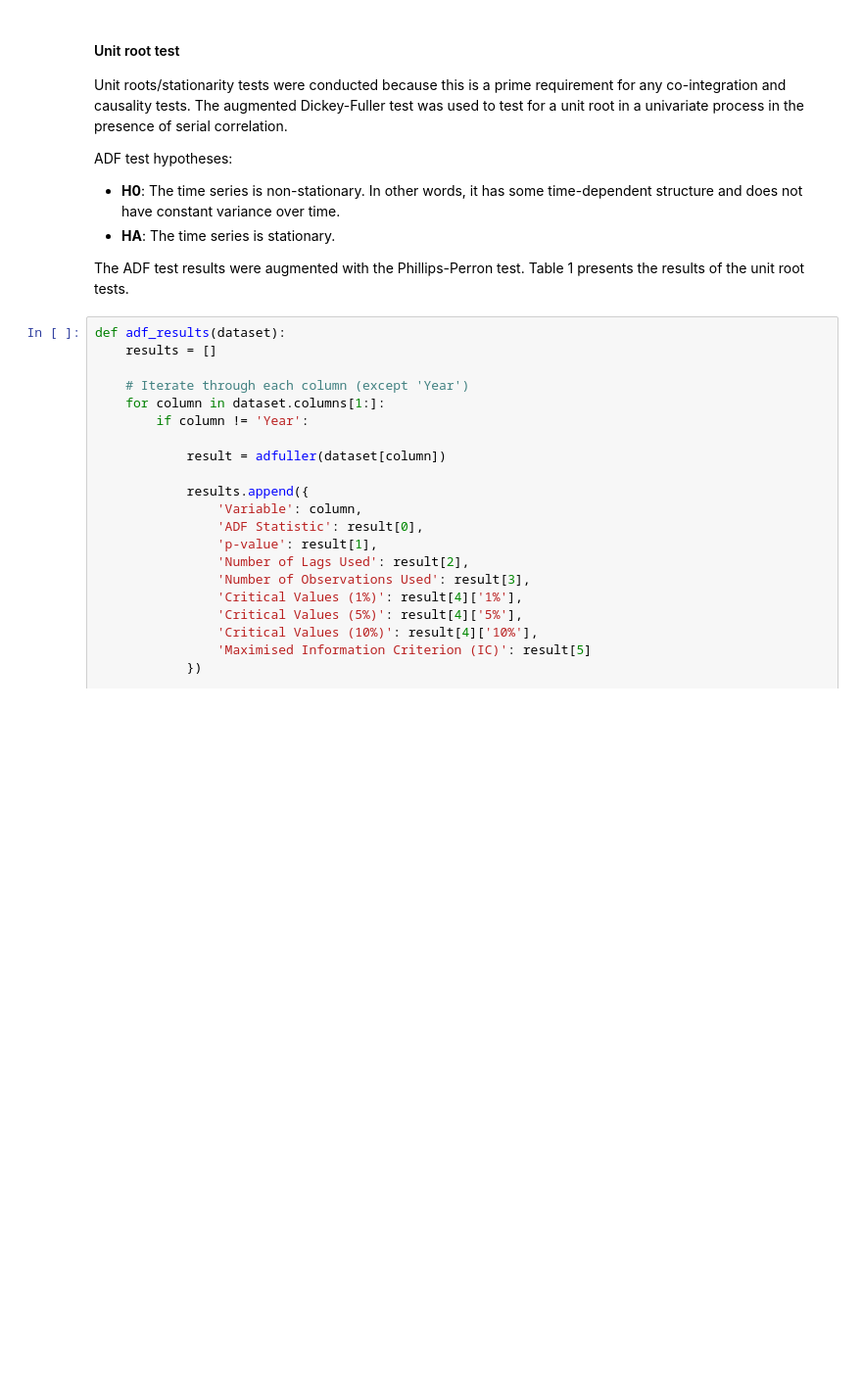
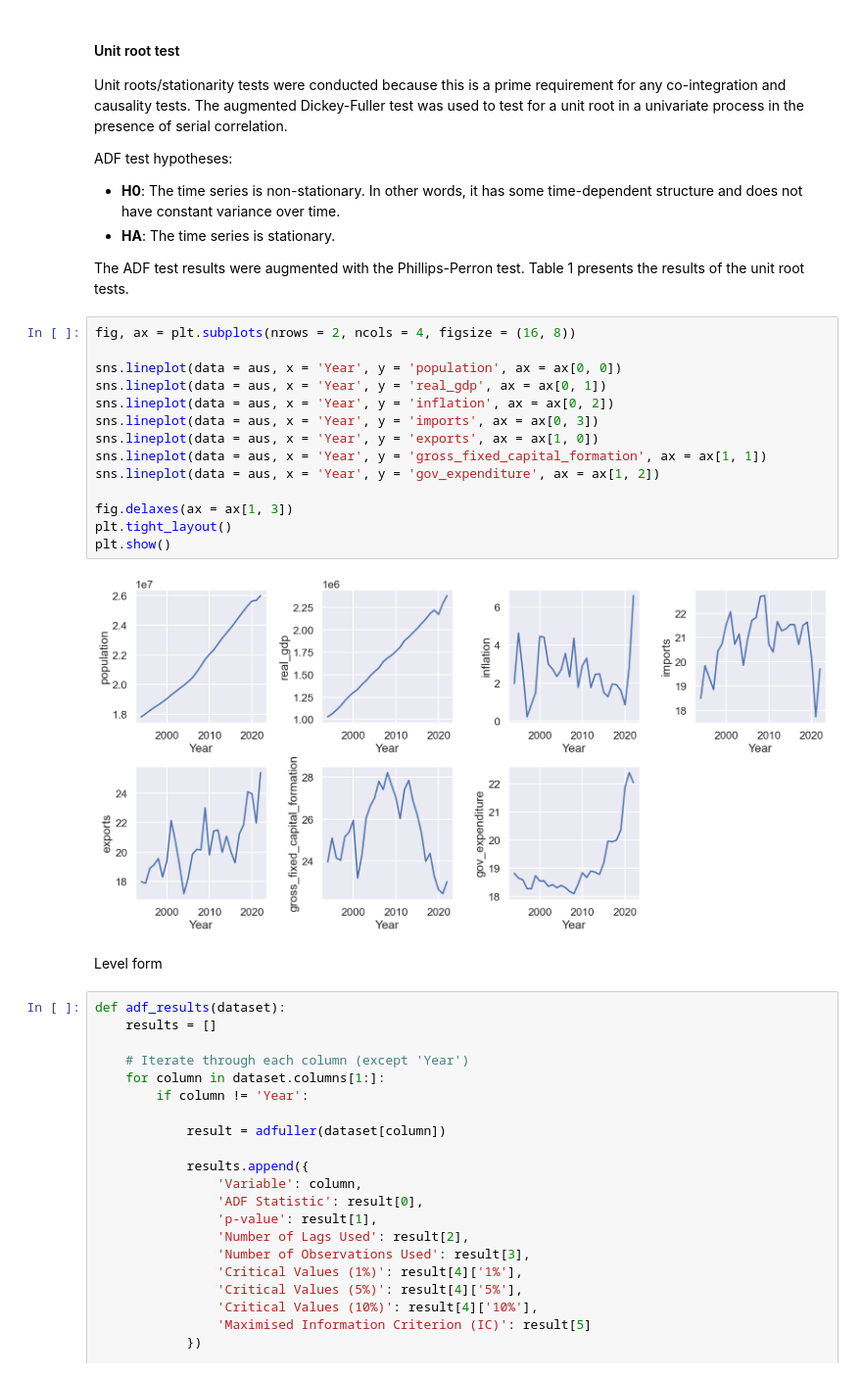
Before and after one commit to kellyle404/Risk_analysis_tech_stocks, a Jupyter notebook: aus.ipynb, the cells around one changed output. Shown at 98% size. Cells and saved outputs as stored; diff of their text form; blank space fills up the shorter version.

```diff
--- a/aus.ipynb
+++ b/aus.ipynb
@@ -221,6 +221,24 @@ ADF test hypotheses:
 * **HA**: The time series is stationary.
 
 The ADF test results were augmented with the Phillips-Perron test. Table 1 presents the results of the unit root tests.
+# %%
+fig, ax = plt.subplots(nrows = 2, ncols = 4, figsize = (16, 8))
+
+sns.lineplot(data = aus, x = 'Year', y = 'population', ax = ax[0, 0])
+sns.lineplot(data = aus, x = 'Year', y = 'real_gdp', ax = ax[0, 1])
+sns.lineplot(data = aus, x = 'Year', y = 'inflation', ax = ax[0, 2])
+sns.lineplot(data = aus, x = 'Year', y = 'imports', ax = ax[0, 3])
+sns.lineplot(data = aus, x = 'Year', y = 'exports', ax = ax[1, 0])
+sns.lineplot(data = aus, x = 'Year', y = 'gross_fixed_capital_formation', ax = ax[1, 1])
+sns.lineplot(data = aus, x = 'Year', y = 'gov_expenditure', ax = ax[1, 2])
+
+fig.delaxes(ax = ax[1, 3])
+plt.tight_layout()
+plt.show()
+# %% [output]
+[figure, added]
+# %% [markdown]
+Level form
 # %%
 def adf_results(dataset):
     results = []
```
Also changed, not shown: parts of 14 cells of this notebook.
